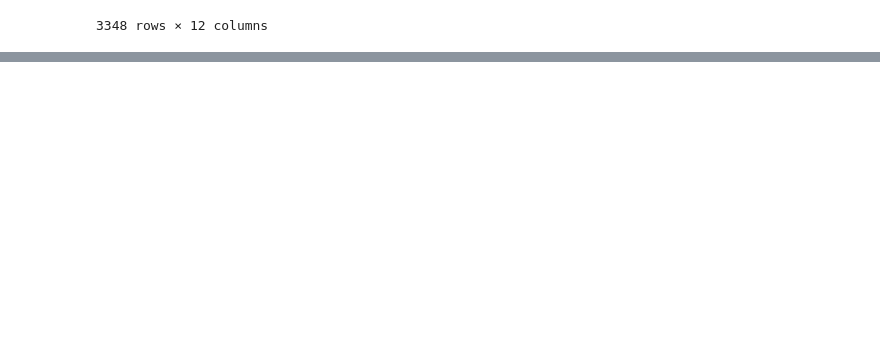
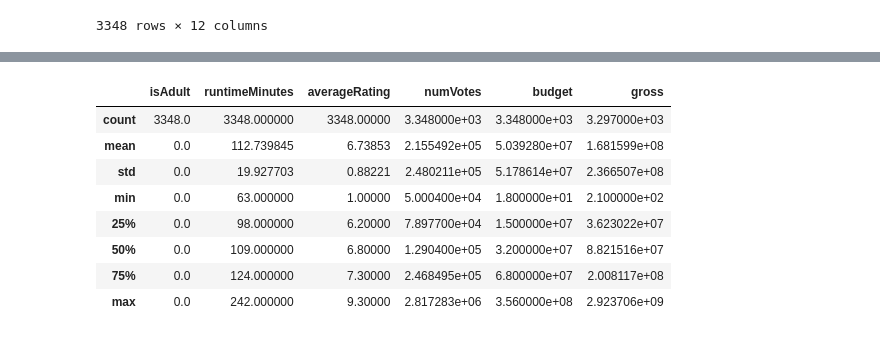
Before and after one commit to asyurohnt/MachineLearning, a Jupyter notebook: Tugas_1_Machine_Learning.ipynb, the cells around one changed output, grey strips where cells are left out. Saved outputs shown, nothing was run; the diff lists cells and outputs as text; code cells hidden in the pictures; blank space fills up the shorter version.

```diff
--- a/Tugas_1_Machine_Learning.ipynb
+++ b/Tugas_1_Machine_Learning.ipynb
@@ -21,0 +64,12 @@ data
+# %%
+data.describe()
+# %% [output]
+|  | isAdult | runtimeMinutes | averageRating | numVotes | budget | gross |
+| count | 3348.0 | 3348.000000 | 3348.00000 | 3.348000e+03 | 3.348000e+03 | 3.297000e+03 |
+| mean | 0.0 | 112.739845 | 6.73853 | 2.155492e+05 | 5.039280e+07 | 1.681599e+08 |
+| std | 0.0 | 19.927703 | 0.88221 | 2.480211e+05 | 5.178614e+07 | 2.366507e+08 |
+| min | 0.0 | 63.000000 | 1.00000 | 5.000400e+04 | 1.800000e+01 | 2.100000e+02 |
+| 25% | 0.0 | 98.000000 | 6.20000 | 7.897700e+04 | 1.500000e+07 | 3.623022e+07 |
+| 50% | 0.0 | 109.000000 | 6.80000 | 1.290400e+05 | 3.200000e+07 | 8.821516e+07 |
+| 75% | 0.0 | 124.000000 | 7.30000 | 2.468495e+05 | 6.800000e+07 | 2.008117e+08 |
+| max | 0.0 | 242.000000 | 9.30000 | 2.817283e+06 | 3.560000e+08 | 2.923706e+09 |
```
Also changed, not shown: parts of 11 cells of this notebook.
